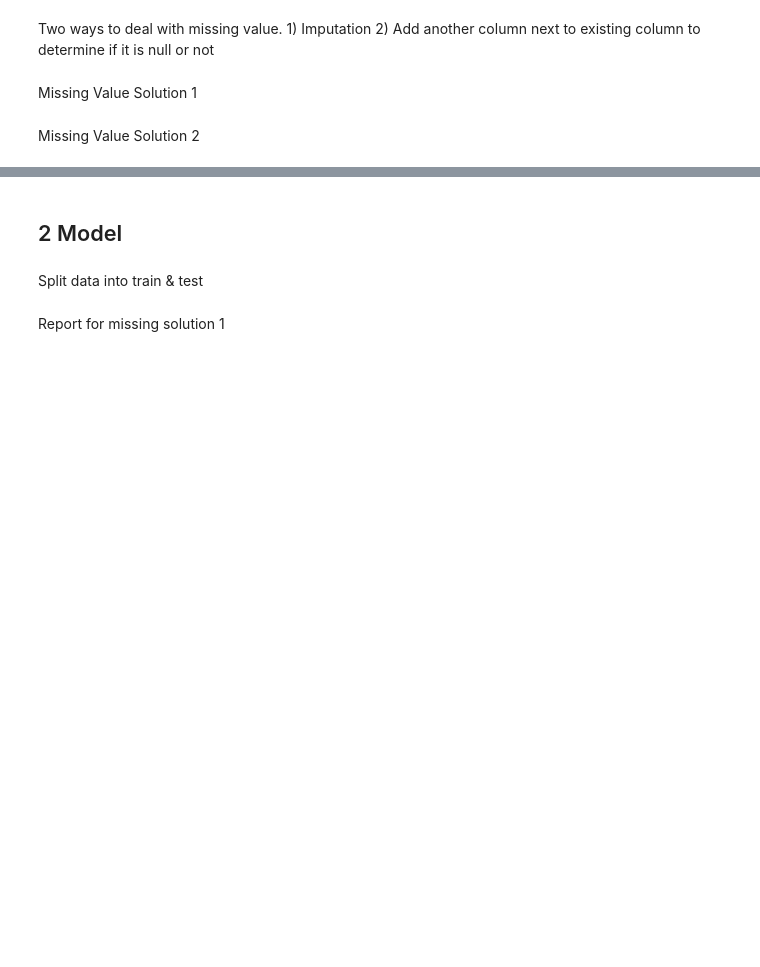
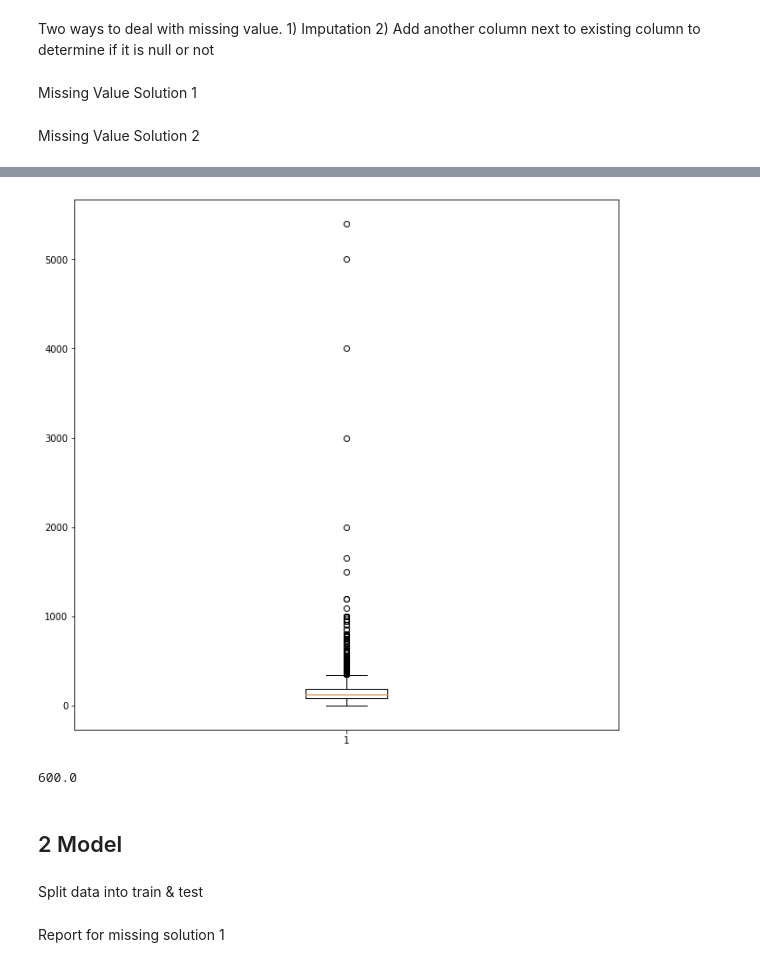
Before and after one commit to YuanruiZhang/INFO370-ps6-ML, a Jupyter notebook: ps-6.ipynb, the cells around one changed output, grey strips where cells are left out. Cells and saved outputs as stored; diff of their text form; code cells hidden in the pictures; blank space fills up the shorter version.

```diff
--- a/ps-6.ipynb
+++ b/ps-6.ipynb
@@ -343,4 +343,16 @@ missing_solution_2
 7481 rows × 61 columns
+# %%
+#visualize price distribution with box plot
+from matplotlib import pyplot
+pyplot.boxplot(price)
+fig = pyplot.gcf()
+fig.set_size_inches(10.5, 10.5)
+pyplot.show()
+#finding where 97% of the data lands.
+np.percentile(price, 97)
+# %% [output]
+[figure, added]
+600.0
 # %% [markdown]
 ## 2 Model
 # %% [markdown]
```
Also changed, not shown: parts of 7 cells of this notebook, 1 other file.
